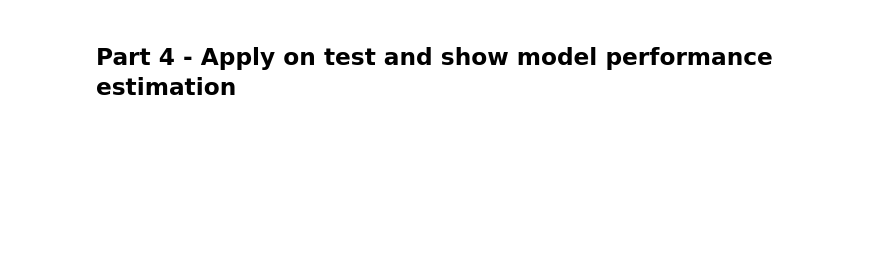
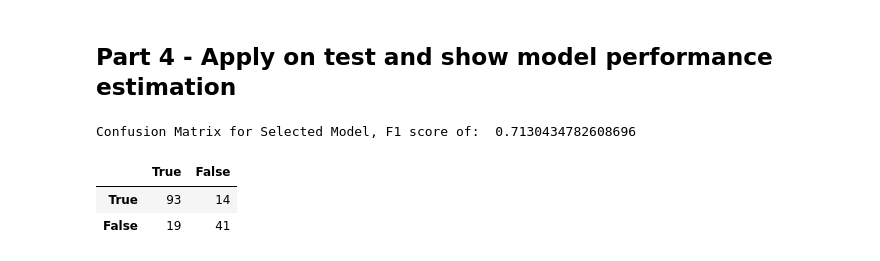
Before and after one commit to David-Saadia/supervised-learning-flow-SoloBranch, a Jupyter notebook: supervised_learning_flow.ipynb, the cells around one changed output. Cells and saved outputs as stored; diff of their text form; code cells hidden in the pictures; blank space fills up the shorter version.

```diff
--- a/supervised_learning_flow.ipynb
+++ b/supervised_learning_flow.ipynb
@@ -360,2 +424,18 @@ The best score is:  0.7144638306247115
 # %% [markdown]
 ## Part 4 - Apply on test and show model performance estimation
+# %%
+BestModelOverall.fit(titanic_train.drop(label, axis = 1), titanic_train[label])
+y_predict = BestModelOverall.predict(titanic_test.drop(label, axis = 1))
+
+cm = confusion_matrix(titanic_test[label], y_predict)
+best_f1 = f1_score(titanic_test[label], y_predict)
+
+cm_df = pd.DataFrame(cm)
+cm_df.index = cm_df.columns = ["True", "False"]
+print("Confusion Matrix for Selected Model, F1 score of: ", best_f1)
+cm_df
+# %% [output]
+Confusion Matrix for Selected Model, F1 score of:  0.7130434782608696
+|  | True | False |
+| True | 93 | 14 |
+| False | 19 | 41 |
```
Also changed, not shown: parts of 7 cells of this notebook.
